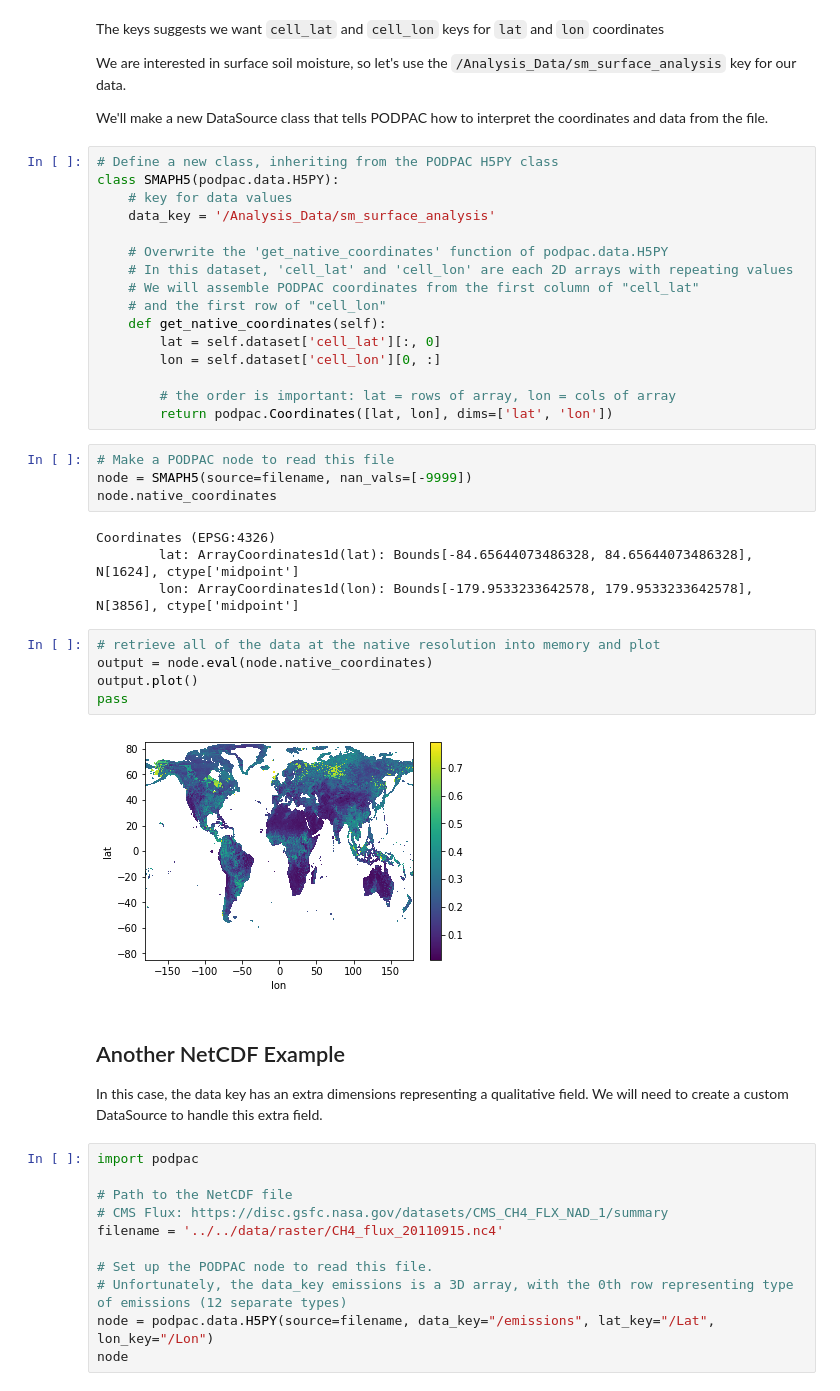
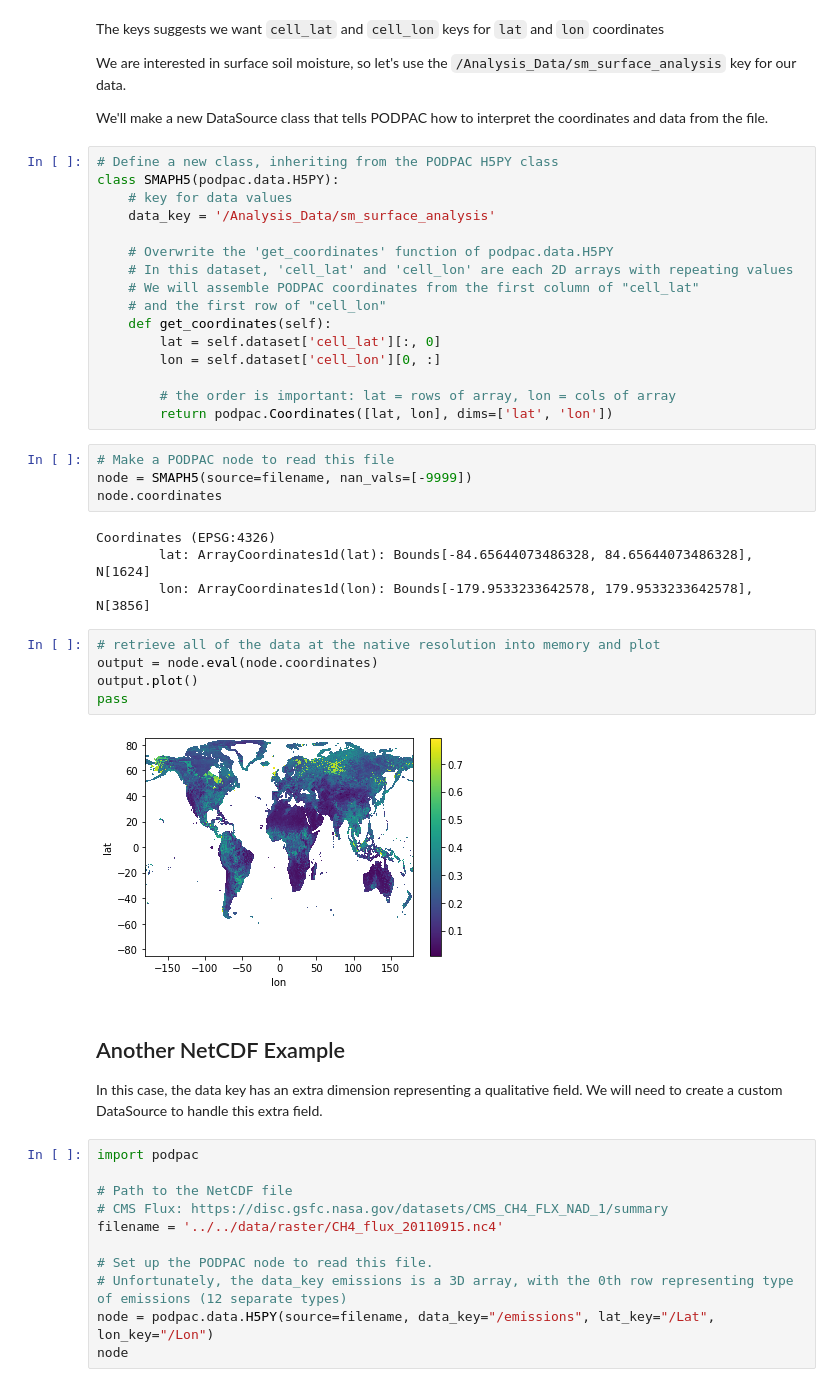
Before and after one commit to creare-com/podpac-examples, a Jupyter notebook: notebooks/1-reading-data/hdf5-file.ipynb, the cells around one changed output. Saved outputs shown, nothing was run; the diff lists cells and outputs as text.

```diff
--- a/notebooks/1-reading-data/hdf5-file.ipynb
+++ b/notebooks/1-reading-data/hdf5-file.ipynb
@@ -131,11 +133,11 @@ class SMAPH5(podpac.data.H5PY):
     # key for data values
     data_key = '/Analysis_Data/sm_surface_analysis'
 
-    # Overwrite the 'get_native_coordinates' function of podpac.data.H5PY
+    # Overwrite the 'get_coordinates' function of podpac.data.H5PY
     # In this dataset, 'cell_lat' and 'cell_lon' are each 2D arrays with repeating values
     # We will assemble PODPAC coordinates from the first column of "cell_lat"
     # and the first row of "cell_lon"
-    def get_native_coordinates(self):
+    def get_coordinates(self):
         lat = self.dataset['cell_lat'][:, 0]
         lon = self.dataset['cell_lon'][0, :]
 
@@ -144,22 +146,22 @@ class SMAPH5(podpac.data.H5PY):
 # %%
 # Make a PODPAC node to read this file
 node = SMAPH5(source=filename, nan_vals=[-9999])
-node.native_coordinates
+node.coordinates
 # %% [output]
 Coordinates (EPSG:4326)
-        lat: ArrayCoordinates1d(lat): Bounds[-84.65644073486328, 84.65644073486328], N[1624], ctype['midpoint']
-        lon: ArrayCoordinates1d(lon): Bounds[-179.9533233642578, 179.9533233642578], N[3856], ctype['midpoint']
+        lat: ArrayCoordinates1d(lat): Bounds[-84.65644073486328, 84.65644073486328], N[1624]
+        lon: ArrayCoordinates1d(lon): Bounds[-179.9533233642578, 179.9533233642578], N[3856]
 # %%
 # retrieve all of the data at the native resolution into memory and plot
-output = node.eval(node.native_coordinates)
+output = node.eval(node.coordinates)
 output.plot()
 pass
 # %% [output]
-[figure, old version]
+[figure, new version]
 # %% [markdown]
 ## Another NetCDF Example
 
-In this case, the data key has an extra dimensions representing a qualitative field.
+In this case, the data key has an extra dimension representing a qualitative field.
 We will need to create a custom DataSource to handle this extra field.
 # %%
 import podpac
```
Also changed, not shown: parts of 6 cells of this notebook, 13 other files.
